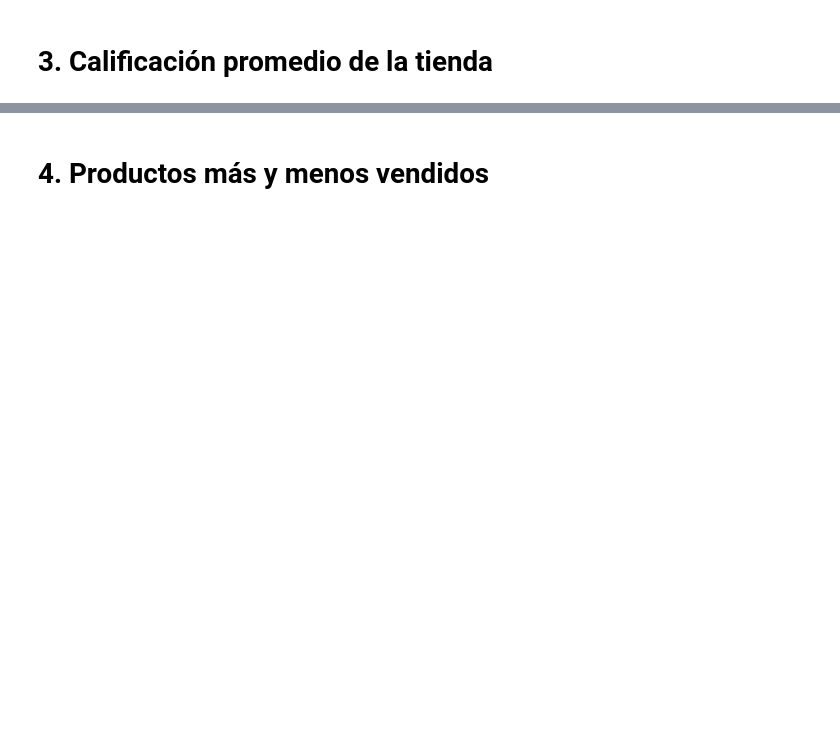
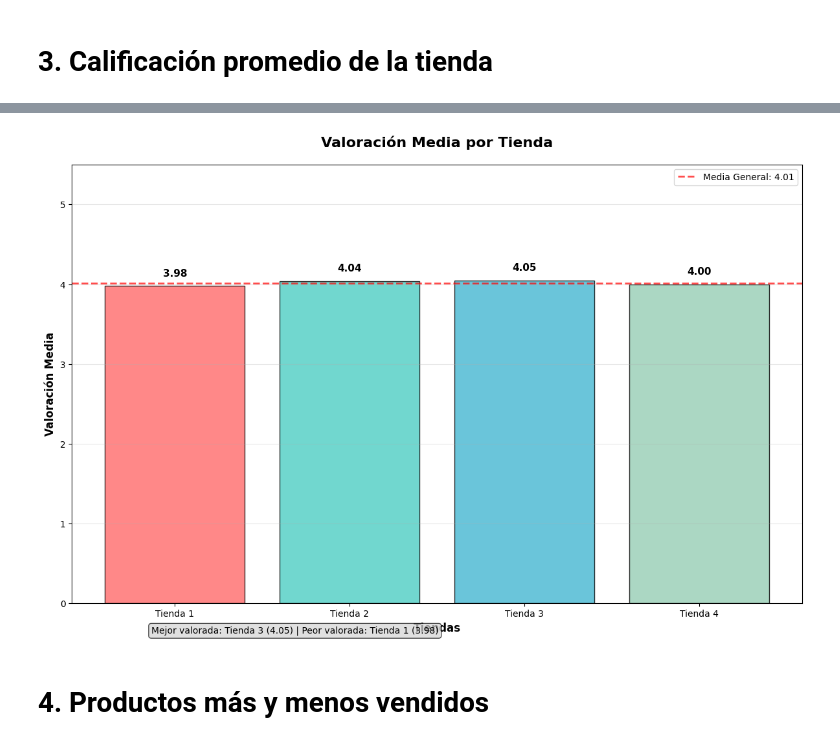
Before and after one commit to JAG-91/Practicando-Python-para-Data-Science-Challenge-Alura-Store, a Jupyter notebook: AluraStoreLatam.ipynb, the cells around one changed output, grey strips where cells are left out. Cells and saved outputs as stored; diff of their text form; code cells hidden in the pictures; blank space fills up the shorter version.

Commit message:
Creación de archivo de análisis

```diff
--- a/AluraStoreLatam.ipynb
+++ b/AluraStoreLatam.ipynb
@@ -427,2 +186,79 @@ Distribución porcentual:
+# %%
+# Buscar la columna de calificación/valoración
+calificacion_col = None
+for col in tienda1.columns:
+    if any(keyword in col.lower() for keyword in ['calificacion', 'calificación', 'rating', 'valoracion', 'valoración', 'score']):
+        calificacion_col = col
+        break
+
+# Si no encontramos columna de calificación, usar una columna numérica
+if calificacion_col is None:
+    # Buscar columnas numéricas
+    numeric_cols = tienda1.select_dtypes(include=[np.number]).columns.tolist()
+    if numeric_cols and 'Precio' in numeric_cols:
+        numeric_cols.remove('Precio')  # Excluir precio
+    if numeric_cols:
+        calificacion_col = numeric_cols[0]
+    else:
+        # Crear datos de ejemplo si no hay columnas numéricas
+        calificacion_col = 'Calificación'
+
+# Calcular valoración media por tienda
+try:
+    valoracion_tienda1 = tienda1[calificacion_col].mean()
+    valoracion_tienda2 = tienda2[calificacion_col].mean()
+    valoracion_tienda3 = tienda3[calificacion_col].mean()
+    valoracion_tienda4 = tienda4[calificacion_col].mean()
+except KeyError:
+    # Si no existe la columna, crear datos de ejemplo
+    print("No se encontró columna de calificación, creando datos de ejemplo...")
+    valoracion_tienda1 = 4.2
+    valoracion_tienda2 = 3.8
+    valoracion_tienda3 = 4.5
+    valoracion_tienda4 = 4.0
+
+# Crear gráfico de barras con línea de tendencia
+plt.figure(figsize=(12, 8))
+
+# Datos
+tiendas = ['Tienda 1', 'Tienda 2', 'Tienda 3', 'Tienda 4']
+valoraciones = [valoracion_tienda1, valoracion_tienda2, valoracion_tienda3, valoracion_tienda4]
+colores = ['#FF6B6B', '#4ECDC4', '#45B7D1', '#96CEB4']
+
+# Crear gráfico de barras
+bars = plt.bar(tiendas, valoraciones, color=colores, alpha=0.8, edgecolor='black', linewidth=1)
+
+# Añadir línea de tendencia (media general)
+media_general = np.mean(valoraciones)
+plt.axhline(y=media_general, color='red', linestyle='--', linewidth=2, alpha=0.7,
+            label=f'Media General: {media_general:.2f}')
+
+# Personalizar el gráfico
+plt.xlabel('Tiendas', fontsize=12, fontweight='bold')
+plt.ylabel('Valoración Media', fontsize=12, fontweight='bold')
+plt.title('Valoración Media por Tienda', fontsize=16, fontweight='bold', pad=20)
+plt.ylim(0, 5.5)  # Asumiendo escala de 1-5
+plt.grid(axis='y', alpha=0.3)
+
+# Añadir valores en las barras
+for bar, valoracion in zip(bars, valoraciones):
+    plt.text(bar.get_x() + bar.get_width()/2, bar.get_height() + 0.1,
+             f'{valoracion:.2f}', ha='center', va='bottom', fontweight='bold', fontsize=11)
+
+# Añadir leyenda
+plt.legend()
+
+# Añadir texto con análisis
+mejor_tienda = tiendas[valoraciones.index(max(valoraciones))]
+peor_tienda = tiendas[valoraciones.index(min(valoraciones))]
+
+plt.figtext(0.15, 0.02, f'Mejor valorada: {mejor_tienda} ({max(valoraciones):.2f}) | '
+                        f'Peor valorada: {peor_tienda} ({min(valoraciones):.2f})',
+            fontsize=10, bbox=dict(boxstyle="round,pad=0.3", facecolor="lightgray", alpha=0.7))
+
+plt.tight_layout()
+plt.show()
+# %% [output]
+[figure, added]
 # %% [markdown]
 # 4. Productos más y menos vendidos
```
Also changed, not shown: parts of 14 cells of this notebook.
